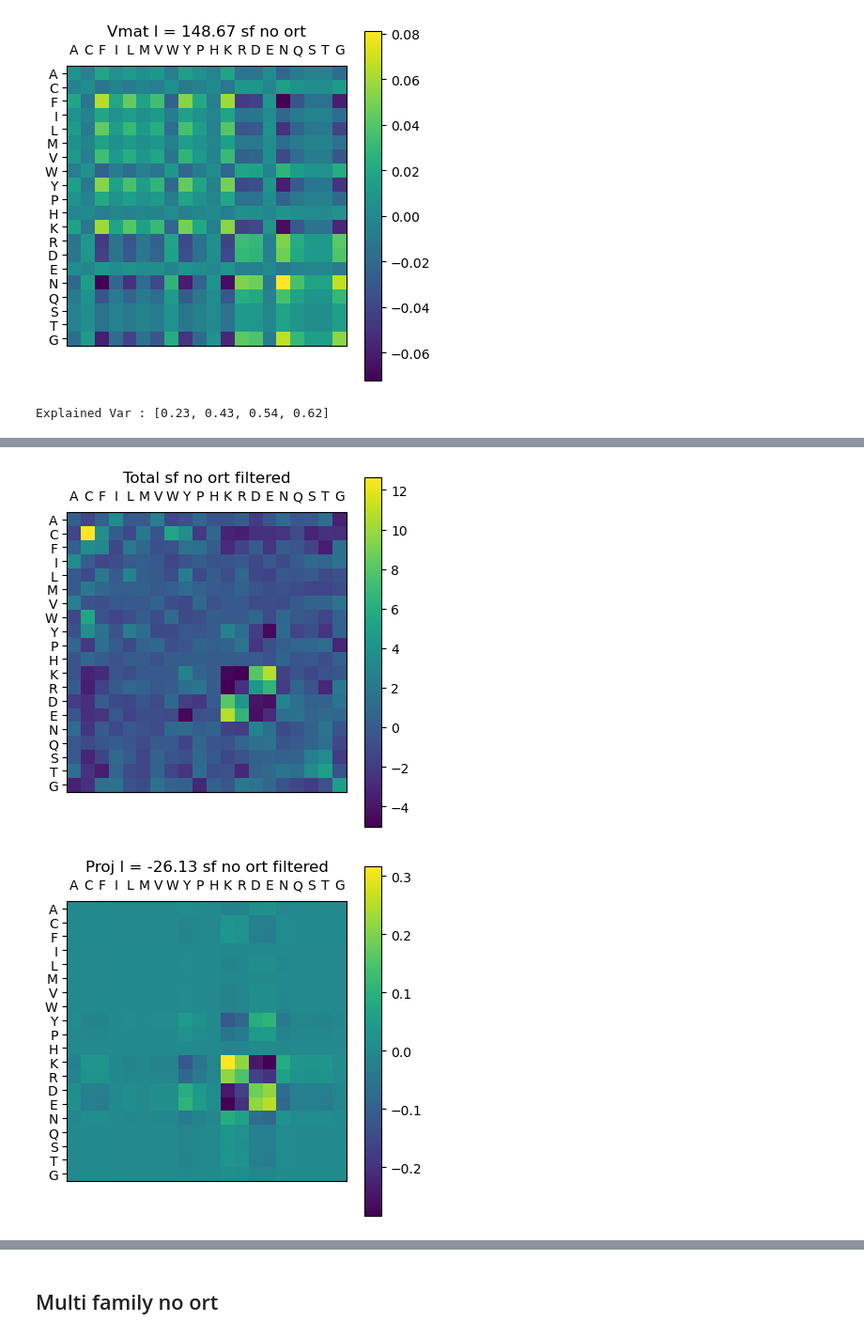
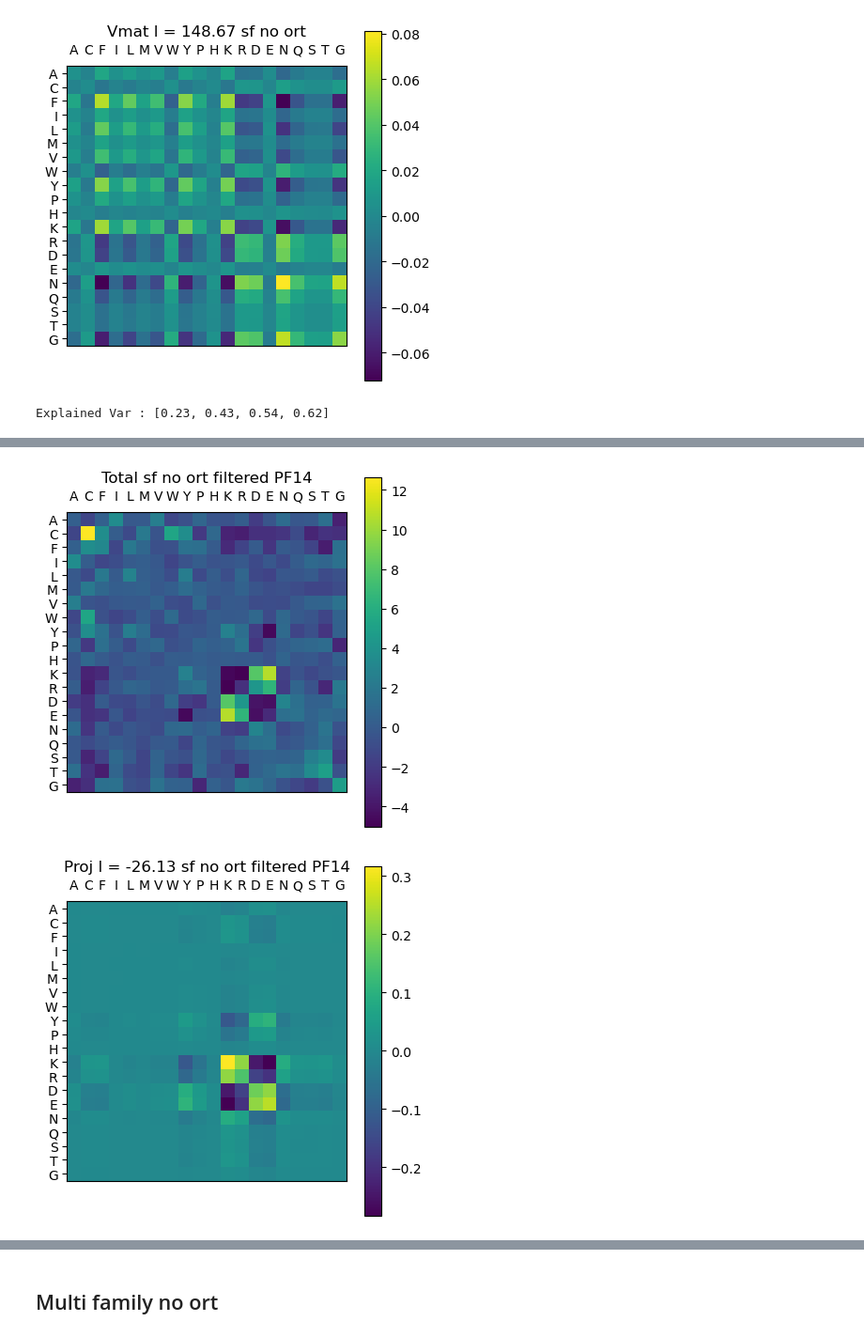
Before and after one commit to leonardodibari/HopfieldDCA.jl, a Jupyter notebook: notebooks/int_matrix.ipynb, the cells around one changed output, grey strips where cells are left out. Shown at 94% size. Drawn from its saved outputs; the diff is of its cells as text; code cells hidden in the pictures.

```diff
--- a/notebooks/int_matrix.ipynb
+++ b/notebooks/int_matrix.ipynb
@@ -202,12 +209,12 @@ Explained variance : Float32[0.16, 0.25, 0.34, 0.43]
 # %%
 @load "../../DataAttentionDCA/data/PF00014/ortfalse_parsH21η0.5λ0.001T200.jld2"
 m1 = m ; n_eig = 4;
 aa = get_filt_mat_sf(m1.K, m1.V, "../../DataAttentionDCA/data/PF00014/PF00014_struct.dat",
     ppv_cutoff = 0.8)
-eigen_an(aa, n_eig, tit = "sf no ort filtered")
+eigen_an(aa, n_eig, tit = "sf no ort filtered PF14")
 ;
 # %% [output]
 Explained Var : [0.23, 0.43, 0.54, 0.62]
 [figure]
-[figure, old version]
+[figure, new version]
-[figure, old version]
+[figure, new version]
```
Also changed, not shown: parts of 5 cells of this notebook, 4 other files.
